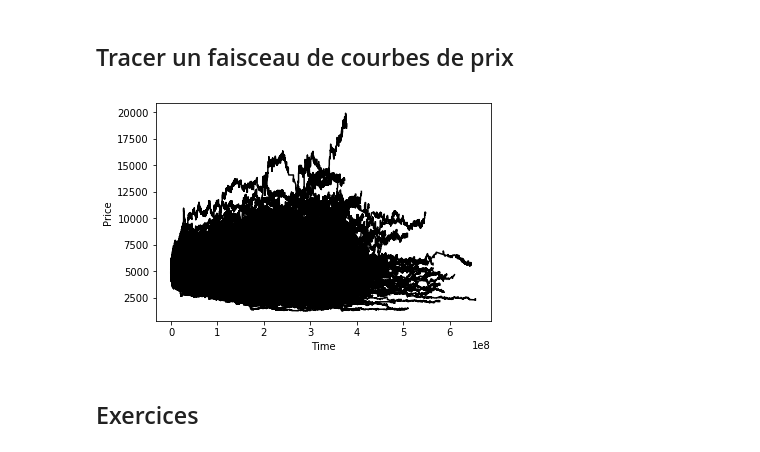
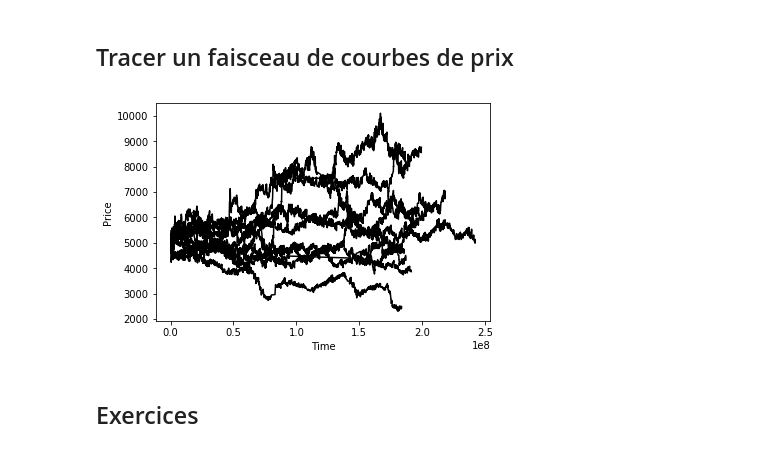
Before and after one commit to cristal-smac/atomPython, a Jupyter notebook: FinancialAgents_fr.ipynb, the cells around one changed output. Drawn from its saved outputs; the diff is of its cells as text; code cells hidden in the pictures.

```diff
--- a/FinancialAgents_fr.ipynb
+++ b/FinancialAgents_fr.ipynb
@@ -457,22 +456,22 @@ Wealth moyen des ZITs : 328882
 # %% [markdown]
 ## Tracer un faisceau de courbes de prix
 # %%
-nb_simulations = 1000
+nb_simulations = 10
 for i in range(nb_simulations):
     file = open('trace.dat', 'w')
     m = Market(['Apple'], out=file, trace=['price'], fix='S')
     for i in range(10):
         m.add_trader(ZITTrader_delta(m, delta=0.05, pb_cancel=0.1))
     for i in range(500):
         m.run_once()
     file.close()
     Prices = extract_prices('trace.dat')
     plt.plot(Prices['Apple'][0], Prices['Apple'][1], 'k-')
 plt.xlabel('Time')
 plt.ylabel('Price')
 plt.show()
 # %% [output]
-[figure, old version]
+[figure, new version]
 # %% [markdown]
 ## Exercices
 # %% [markdown]
```
Also changed, not shown: parts of 19 cells of this notebook, 1 other file.
